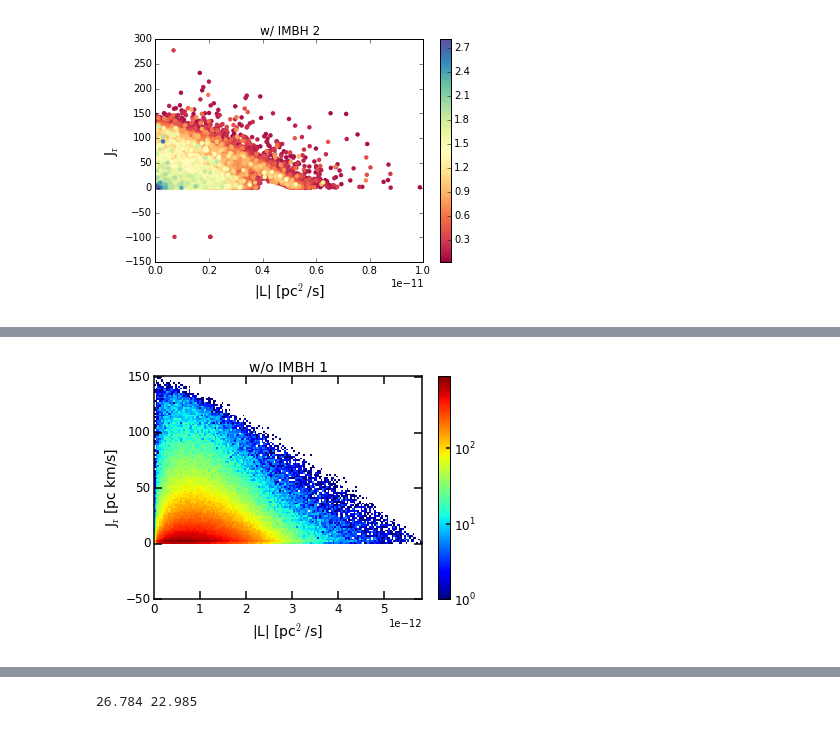
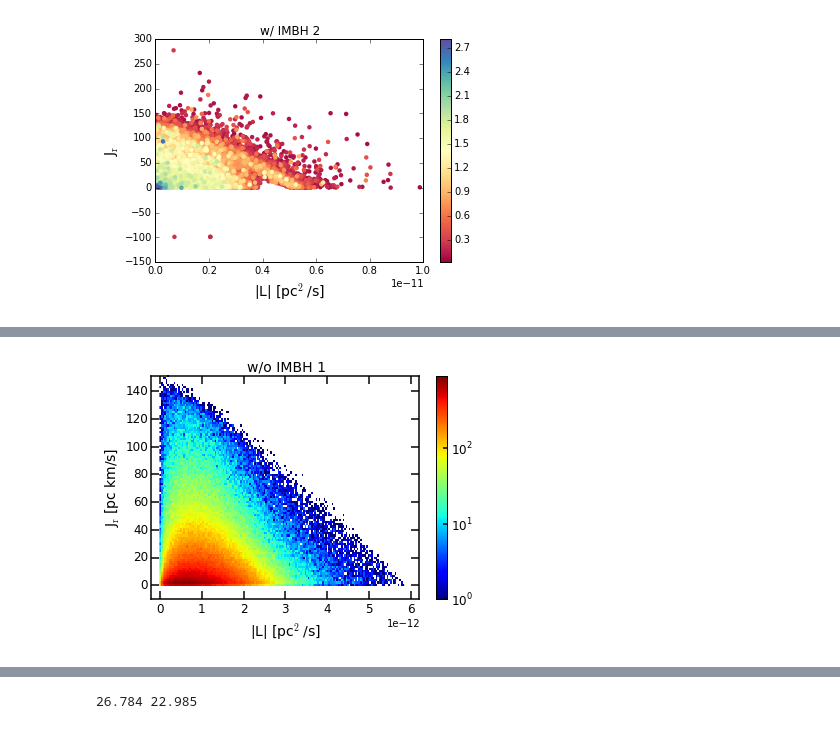
Before and after one commit to sophialilleengen/GC_actions, a Jupyter notebook: action_plots.ipynb, the cells around one changed output, grey strips where cells are left out. Saved outputs shown, nothing was run; the diff lists cells and outputs as text; code cells hidden in the pictures.

```diff
--- a/action_plots.ipynb
+++ b/action_plots.ipynb
@@ -641,7 +645,8 @@ cax=ax.hist2d(L_wo_1,J_r_wo_1,bins=k_1,norm=LogNorm())
 ax.set_xlabel('|L| [pc$^2$/s]',fontsize=14)
 ax.set_ylabel('J$_\mathrm{r}$ [pc km/s]',fontsize=14)
 ax.set_title('w/o IMBH 1',fontsize=14)
-ax.set_ylim(-50,)
+ax.set_ylim(-10,)
+ax.set_xlim(-0.2e-12,6.2e-12)
 cbar=fig.colorbar(cax[3],ax=ax)
 cbar.ax.spines['top'].set_linewidth(1.5)
 cbar.ax.spines['right'].set_linewidth(1.5)
@@ -651,34 +656,35 @@ cbar.ax.tick_params(length=4,width=1.5,labelsize=12)
 ax.spines['top'].set_linewidth(1.5)
 ax.spines['right'].set_linewidth(1.5)
 ax.spines['bottom'].set_linewidth(1.5)
 ax.spines['left'].set_linewidth(1.5)
 ax.tick_params(length=8,width=1.5,labelsize=12)
 ax.tick_params(which='minor',length=4,width=1.5)
-#fig.savefig('../Bachelorarbeit-Entwurf/Plots/L_J_r_hist_noIMBH1.pdf',format='pdf',bbox_inches='tight')
+fig.savefig('../Bachelorarbeit-Entwurf/Plots/L_J_r_hist_noIMBH1.pdf',format='pdf',bbox_inches='tight')
 plt.show()
 
 
 ### noIMBH 2 ###
 fig=plt.figure()
 ax=fig.add_subplot(111)
 cax=ax.hist2d(L_wo_2,J_r_wo_2,bins=k_2,norm=LogNorm())
 ax.set_xlabel('|L| [pc$^2$/s]',fontsize=14)
 ax.set_ylabel('J$_\mathrm{r}$ [pc km/s]',fontsize=14)
 ax.set_title('w/o IMBH 2',fontsize=14)
-ax.set_ylim(-50,)
+ax.set_ylim(-10,)
+ax.set_xlim(-0.2e-12,10e-12)
 cbar=fig.colorbar(cax[3],ax=ax)
 cbar.ax.spines['top'].set_linewidth(1.5)
 cbar.ax.spines['right'].set_linewidth(1.5)
 cbar.ax.spines['bottom'].set_linewidth(1.5)
 cbar.ax.spines['left'].set_linewidth(1.5)
 cbar.ax.tick_params(length=4,width=1.5,labelsize=12)
 ax.spines['top'].set_linewidth(1.5)
 ax.spines['right'].set_linewidth(1.5)
 ax.spines['bottom'].set_linewidth(1.5)
 ax.spines['left'].set_linewidth(1.5)
 ax.tick_params(length=8,width=1.5,labelsize=12)
 ax.tick_params(which='minor',length=4,width=1.5)
-#fig.savefig('../Bachelorarbeit-Entwurf/Plots/L_J_r_hist_noIMBH2.pdf',format='pdf',bbox_inches='tight')
+fig.savefig('../Bachelorarbeit-Entwurf/Plots/L_J_r_hist_noIMBH2.pdf',format='pdf',bbox_inches='tight')
 plt.show()
 # %% [output]
-[figure, old version]
+[figure, new version]
```
Also changed, not shown: parts of 9 cells of this notebook.
